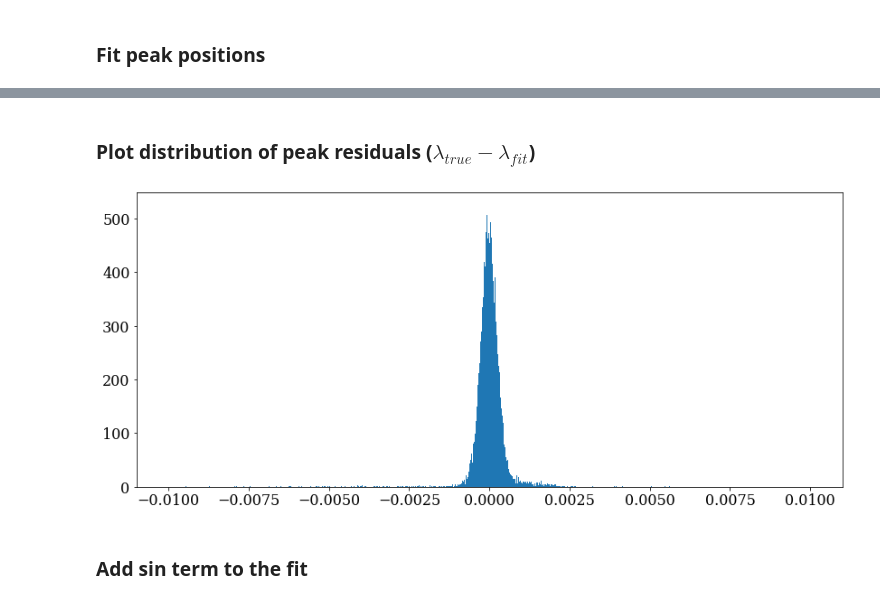
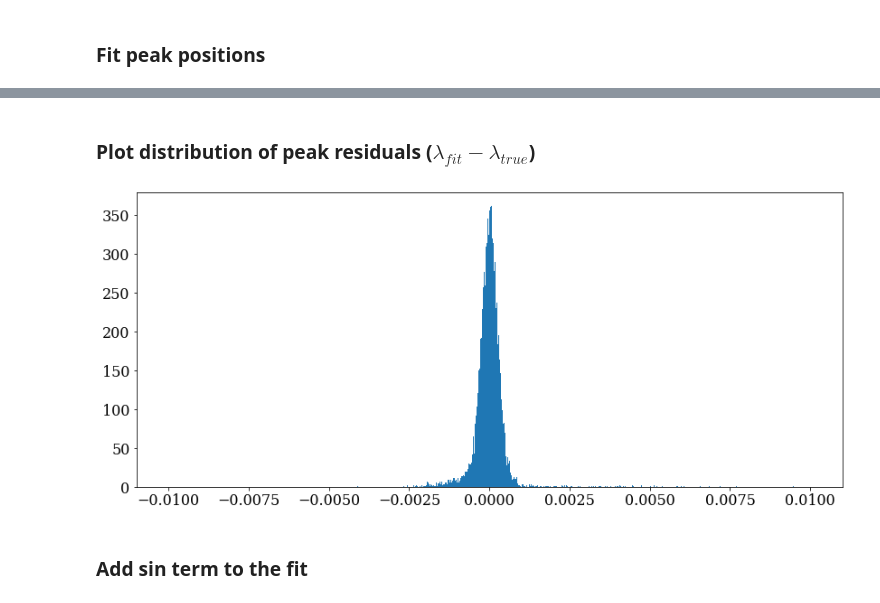
Before and after one commit to Harteg/bachelor-project, a Jupyter notebook: calib_2.ipynb, the cells around one changed output, grey strips where cells are left out. Cells and saved outputs as stored; diff of their text form; code cells hidden in the pictures.

```diff
--- a/calib_2.ipynb
+++ b/calib_2.ipynb
@@ -264,26 +260,49 @@ fig.tight_layout()
 ### Fit peak positions
 # %%
 peak_pos_residuals = []
+peak_pos_chi2 = []
 for result in results:
     order, peak_fit, wavel_true, wavel_given = result
+
+    # Some requirements
 
     if np.isnan(peak_fit).all(): # leave out orders with no peaks
         continue
 
+    if order < 30:
+        continue
+
+    if len(peak_fit) < 30:
+        continue
+
+    # Strip first and last 10 peaks
+    # peak_fit = peak_fit[10:-10]
+    # wavel_true = wavel_true[10:-10]
+    # wavel_given = wavel_given[10:-10]
+
     # Fit peak positions
-    peak_pos_fit = fit_peak_positions(wavel_true, peak_fit)
+    peak_pos_fit = fit_peak_positions(wavel_true[:, 0], peak_fit)
 
     # Compute fit residual
     x = peak_fit[:,2]
-    residual = wavel_true - peak_position_fit_func(x, *peak_pos_fit)
+    # residual = wavel_true[:, 0] - peak_position_fit_func(x, *peak_pos_fit[0])
+    residual = peak_position_fit_func(x, *peak_pos_fit[0]) - wavel_true[:, 0]
     peak_pos_residuals.append(residual)
+    peak_pos_chi2.append(peak_pos_fit[1])
 
     # Plot
-    # plt.figure(figsize=(8,4))
-    # plt.plot(x, residual, ".")
-    # plt.title(f"{order}. order")
+    plt.figure(figsize=(8,4))
+    plt.plot(x, residual, ".")
+    plt.title(f"{order}. order (chi2 = {peak_pos_fit[1]:.3})")
     # plt.xlabel("Pixel peak position")
     # plt.ylabel("$\lambda_{true} - \lambda_{fit} $ / Å")
+    plt.ylabel("$\lambda_{fit} - \lambda_{true}$ / Å")
 
 
 peak_pos_residuals = np.asarray(peak_pos_residuals, dtype=object)
+peak_pos_chi2 = np.asarray(peak_pos_chi2)
+print(f"chi2 mean is {np.mean(peak_pos_chi2):.3}")
+print(f"chi2 median is {np.median(peak_pos_chi2):.3}")
+print(f"chi2 max is {np.max(peak_pos_chi2):.3}")
+print(f"chi2 min is {np.min(peak_pos_chi2):.3}")
+print(peak_pos_chi2)
@@ -290,13 +336,11 @@ peak_pos_residuals = np.asarray(peak_pos_residuals, dtype=object)
 # %% [markdown]
-### Plot distribution of peak residuals ($\lambda_{true} - \lambda_{fit}$)
+### Plot distribution of peak residuals ($\lambda_{fit} - \lambda_{true} $)
 # %%
-fig, ax2 = plt.subplots(figsize=(14,6))
-# ax2.hist(peak_pos_residuals.flatten(), bins=100, range=(-10e-4, 10e-4));
-ax2.hist(np.concatenate(peak_pos_residuals), bins=1000, range=(-10e-3, 10e-3));
-# ax2.set_xlim(-10e-4, 10e-4)
+fig, ax1 = plt.subplots(figsize=(14,6))
+ax1.hist(np.concatenate(peak_pos_residuals), bins=1000, range=(-10e-3, 10e-3));
 # fig.savefig("figures/peak_residuals.png", dpi=300)
 # %% [output]
-[figure, old version]
+[figure, new version]
 # %% [markdown]
 ### Add sin term to the fit
 # %%
```
Also changed, not shown: parts of 7 cells of this notebook, 7 other files.
